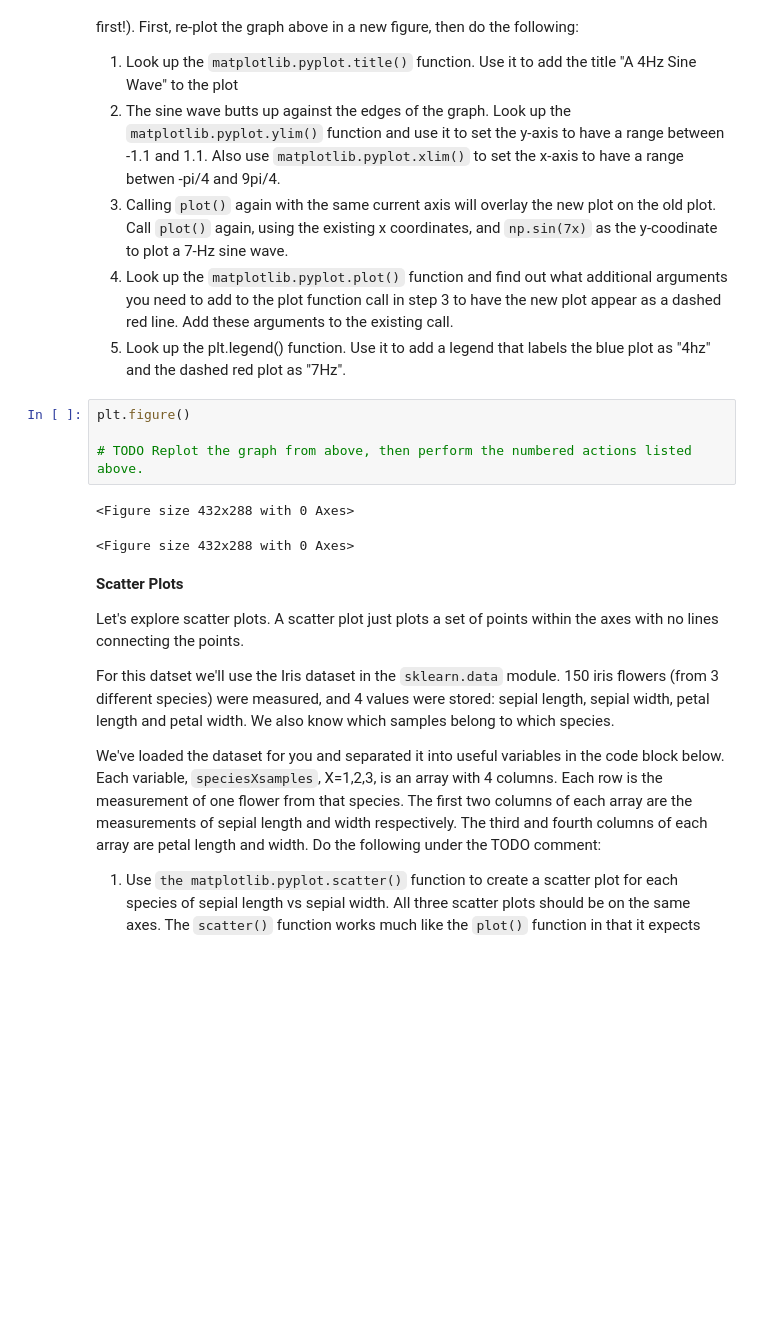
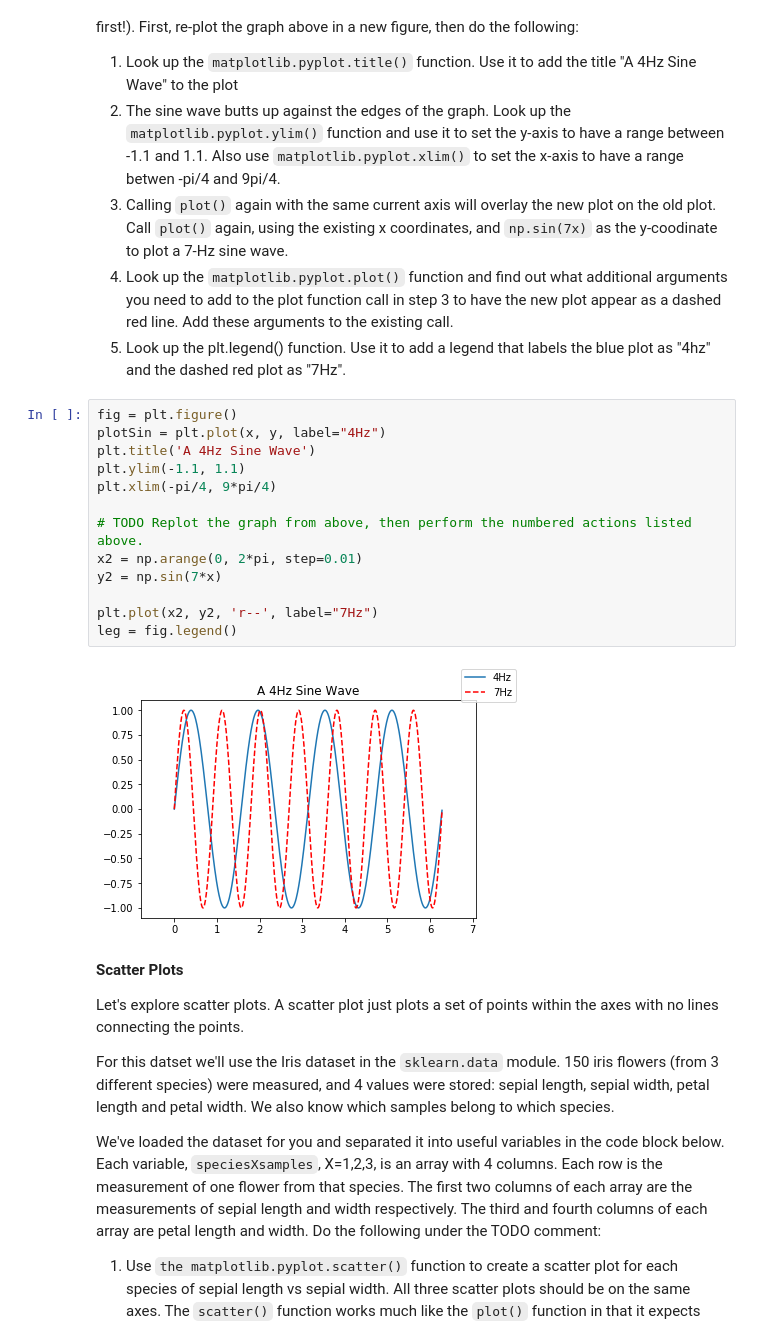
Before and after one commit to satiowadahc/CMPT487A0, a Jupyter notebook: asn0-q2.ipynb, the cells around one changed output. Cells and saved outputs as stored; diff of their text form; blank space fills up the shorter version.

```diff
--- a/asn0-q2.ipynb
+++ b/asn0-q2.ipynb
@@ -45,13 +49,21 @@ That's all you need to for basic plotting.  Of course the graph doesn't look tha
 3. Calling `plot()` again with the same current axis will overlay the new plot on the old plot.  Call `plot()` again, using the existing x coordinates, and ``np.sin(7x)`` as the y-coodinate to plot a 7-Hz sine wave.
 4. Look up the `matplotlib.pyplot.plot()` function and find out what additional arguments you need to add to the plot function call in step 3 to have the new plot appear as a dashed red line.  Add these arguments to the existing call.
 5. Look up the plt.legend() function.  Use it to add a legend that labels the blue plot as "4hz" and the dashed red plot as "7Hz".
-# %%
-plt.figure()
-
-# TODO Replot the graph from above, then perform the numbered actions listed above.
-# %% [output]
-<Figure size 432x288 with 0 Axes>
-<Figure size 432x288 with 0 Axes>
+# %%
+fig = plt.figure()
+plotSin = plt.plot(x, y, label="4Hz")
+plt.title('A 4Hz Sine Wave')
+plt.ylim(-1.1, 1.1)
+plt.xlim(-pi/4, 9*pi/4)
+
+# TODO Replot the graph from above, then perform the numbered actions listed above.
+x2 = np.arange(0, 2*pi, step=0.01)
+y2 = np.sin(7*x)
+
+plt.plot(x2, y2, 'r--', label="7Hz")
+leg = fig.legend()
+# %% [output]
+[figure, added]
 # %% [markdown]
 **Scatter Plots**
 
```
Also changed, not shown: parts of 1 cell of this notebook.
